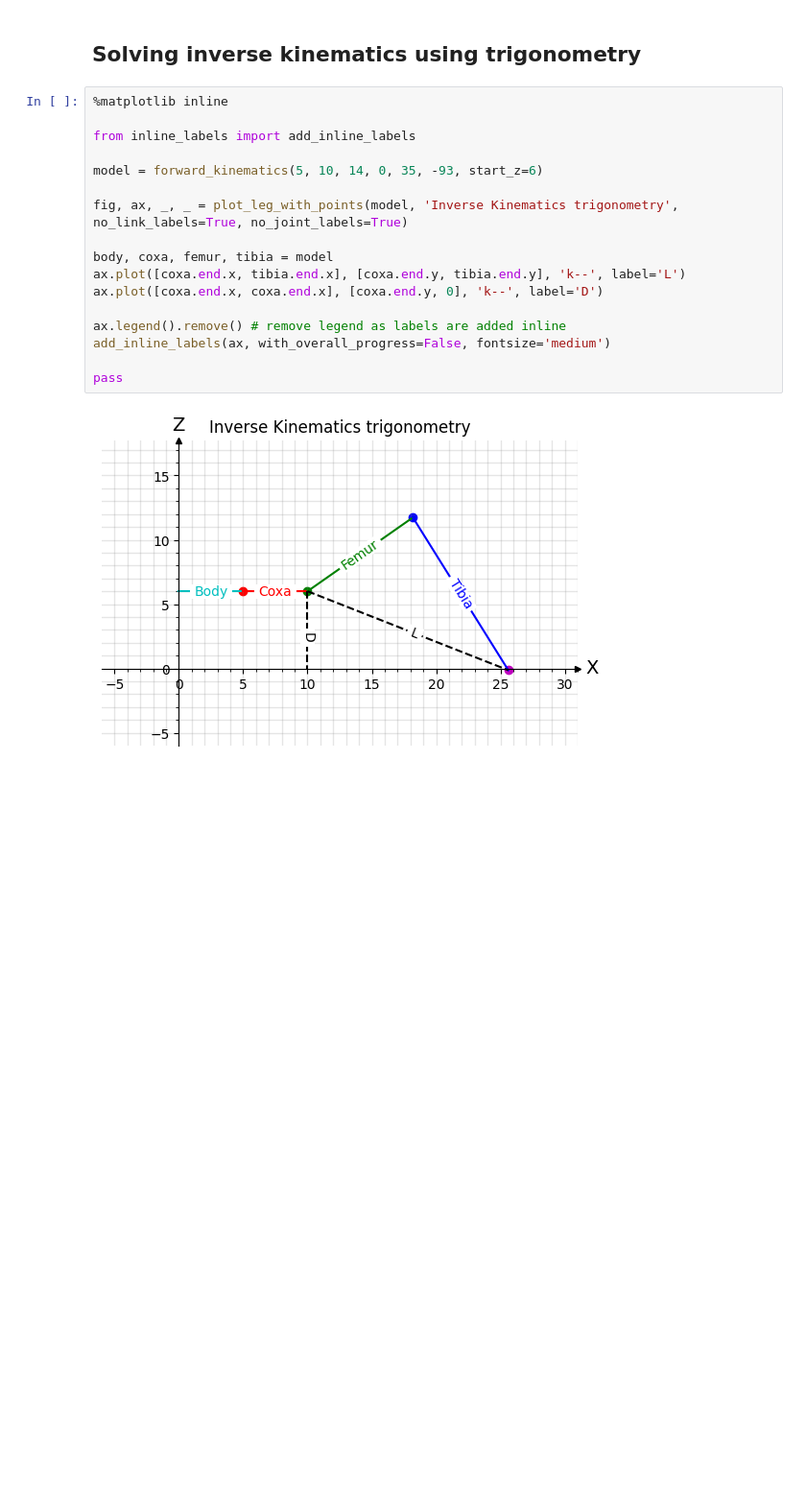
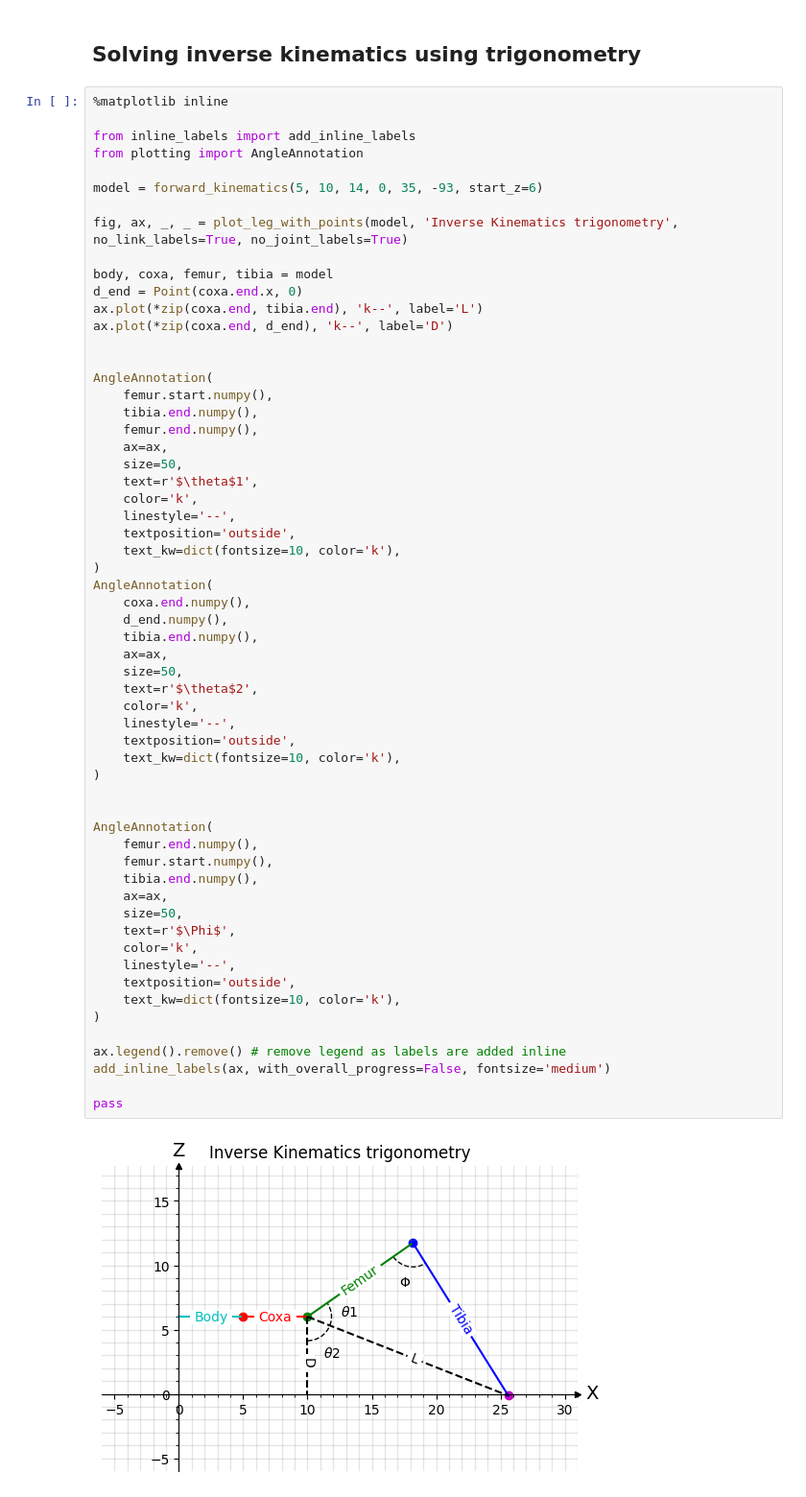
Before and after one commit to Dr-QP/Dr.QP, a Jupyter notebook: packages/runtime/drqp_brain/notebooks/getting_started_with_robot_ik.ipynb, the cells around one changed output. Shown: that part at 96% size. Saved outputs shown, nothing was run; the diff lists cells and outputs as text; blank space fills up the shorter version.

Commit message:
add all angle annotations for inverse kinematics problem

```diff
--- a/packages/runtime/drqp_brain/notebooks/getting_started_with_robot_ik.ipynb
+++ b/packages/runtime/drqp_brain/notebooks/getting_started_with_robot_ik.ipynb
@@ -174,19 +174,61 @@ There are various ways to solve inverse kinematics problem. We are going to use
 # %%
 %matplotlib inline
 
 from inline_labels import add_inline_labels
+from plotting import AngleAnnotation
 
 model = forward_kinematics(5, 10, 14, 0, 35, -93, start_z=6)
 
 fig, ax, _, _ = plot_leg_with_points(model, 'Inverse Kinematics trigonometry', no_link_labels=True, no_joint_labels=True)
 
 body, coxa, femur, tibia = model
-ax.plot([coxa.end.x, tibia.end.x], [coxa.end.y, tibia.end.y], 'k--', label='L')
-ax.plot([coxa.end.x, coxa.end.x], [coxa.end.y, 0], 'k--', label='D')
+d_end = Point(coxa.end.x, 0)
+ax.plot(*zip(coxa.end, tibia.end), 'k--', label='L')
+ax.plot(*zip(coxa.end, d_end), 'k--', label='D')
+
+
+AngleAnnotation(
+    femur.start.numpy(),
+    tibia.end.numpy(),
+    femur.end.numpy(),
+    ax=ax,
+    size=50,
+    text=r'$\theta$1',
+    color='k',
+    linestyle='--',
+    textposition='outside',
+    text_kw=dict(fontsize=10, color='k'),
+)
+AngleAnnotation(
+    coxa.end.numpy(),
+    d_end.numpy(),
+    tibia.end.numpy(),
+    ax=ax,
+    size=50,
+    text=r'$\theta$2',
+    color='k',
+    linestyle='--',
+    textposition='outside',
+    text_kw=dict(fontsize=10, color='k'),
+)
+
+
+AngleAnnotation(
+    femur.end.numpy(),
+    femur.start.numpy(),
+    tibia.end.numpy(),
+    ax=ax,
+    size=50,
+    text=r'$\Phi$',
+    color='k',
+    linestyle='--',
+    textposition='outside',
+    text_kw=dict(fontsize=10, color='k'),
+)
 
 ax.legend().remove() # remove legend as labels are added inline
 add_inline_labels(ax, with_overall_progress=False, fontsize='medium')
 
 pass
 # %% [output]
-[figure, old version]
+[figure, new version]
```
